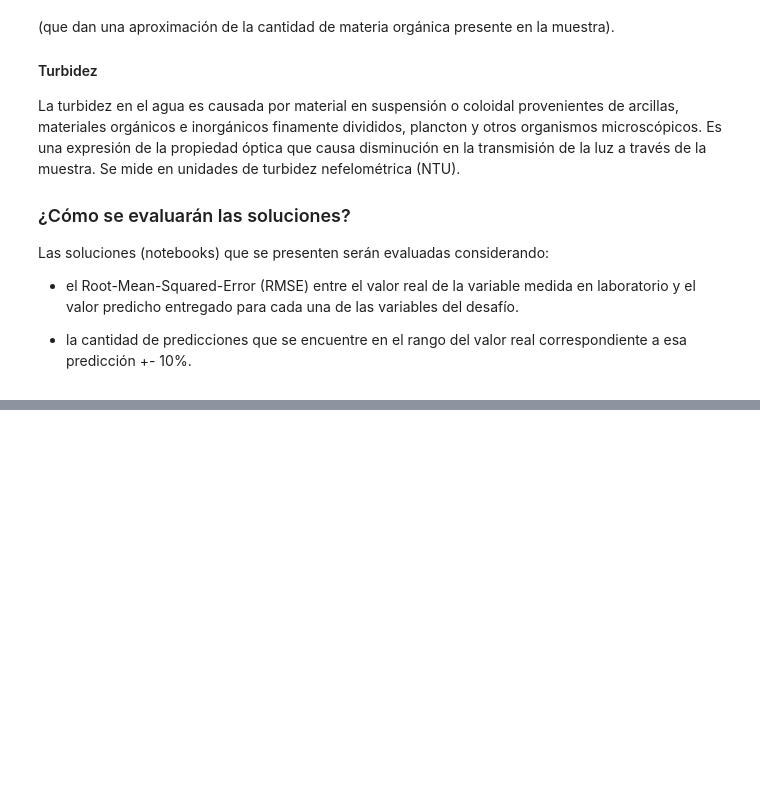
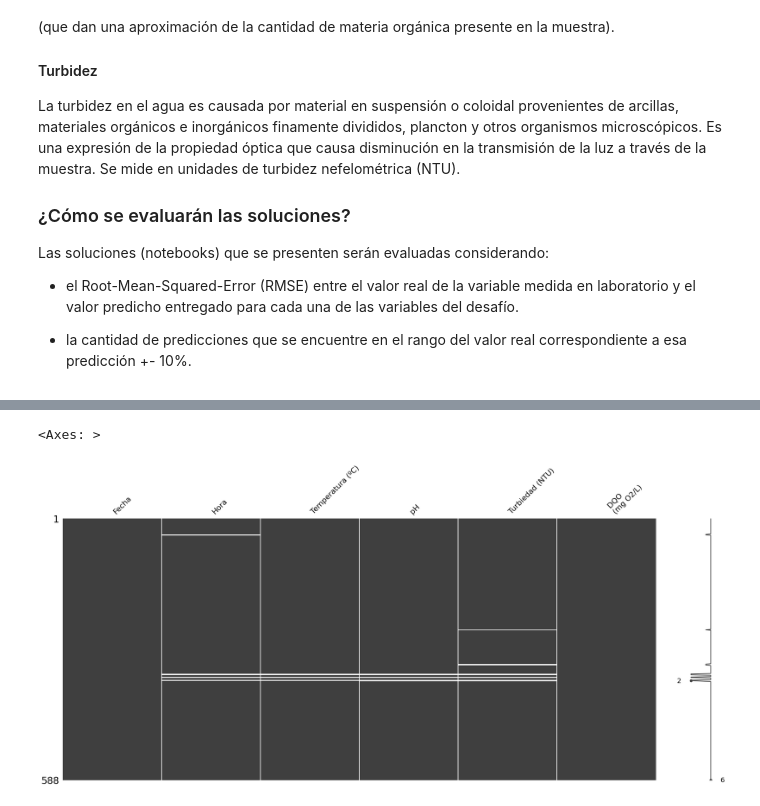
Before and after one commit to tetenogues/data_barbies_y_guille, a Jupyter notebook: first-nb.ipynb, the cells around one changed output, grey strips where cells are left out. Saved outputs shown, nothing was run; the diff lists cells and outputs as text; code cells hidden in the pictures; blank space fills up the shorter version.

```diff
--- a/first-nb.ipynb
+++ b/first-nb.ipynb
@@ -61,0 +122,5 @@ estimacion_dqo.head()
+# %%
+msno.matrix(data_lab)
+# %% [output]
+<Axes: >
+[figure, added]
```
Also changed, not shown: parts of 15 cells of this notebook.
